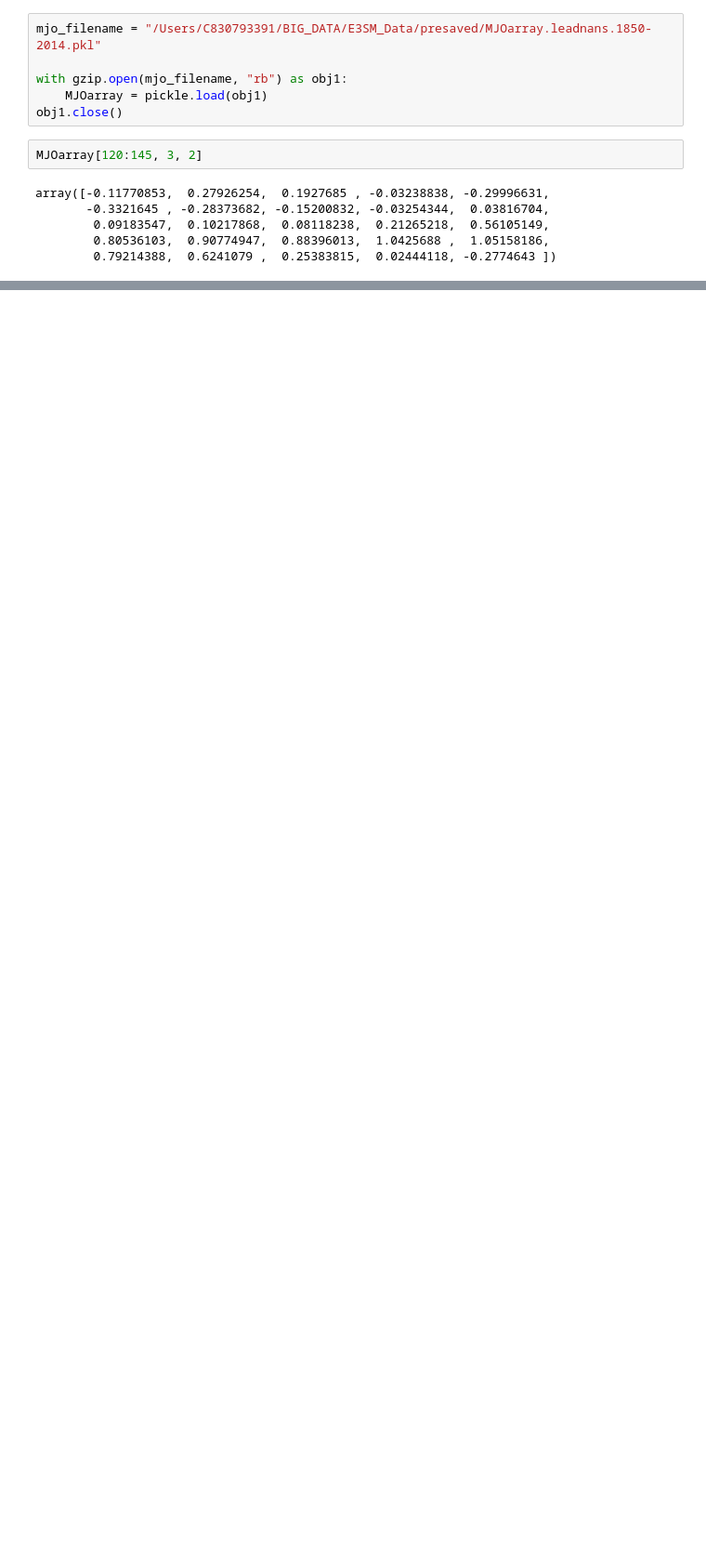
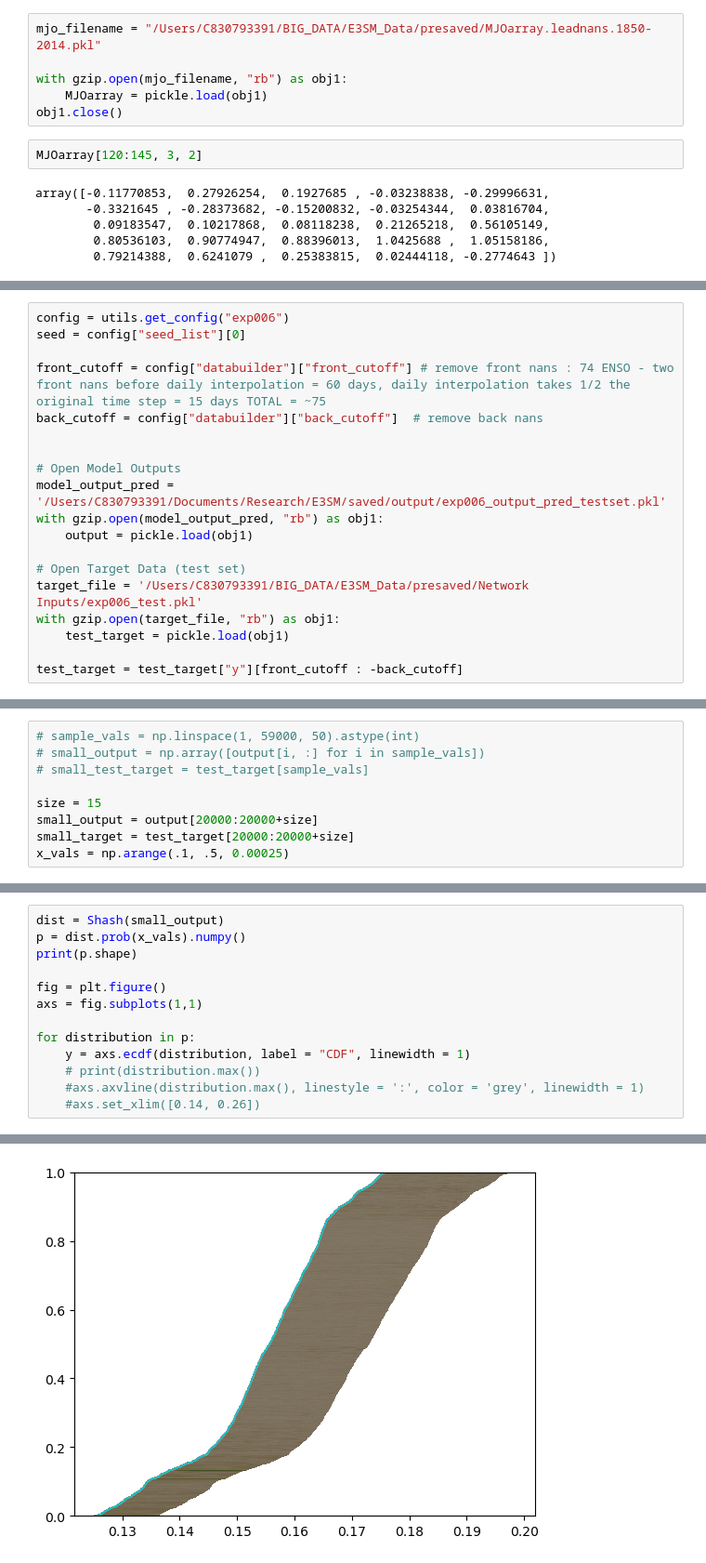
Before and after one commit to Jolan-vP/E3SM, a Jupyter notebook: playfile.ipynb, the cells around one changed output, grey strips where cells are left out. Shown at 93% size. Saved outputs shown, nothing was run; the diff lists cells and outputs as text; blank space fills up the shorter version.

```diff
--- a/playfile.ipynb
+++ b/playfile.ipynb
@@ -261,0 +266,19 @@ array([-0.11770853,  0.27926254,  0.1927685 , -0.03238838, -0.29996631,
+# %%
+config = utils.get_config("exp006")
+seed = config["seed_list"][0]
+
+front_cutoff = config["databuilder"]["front_cutoff"] # remove front nans : 74 ENSO - two front nans before daily interpolation = 60 days, daily interpolation takes 1/2 the original time step = 15 days TOTAL = ~75
+back_cutoff = config["databuilder"]["back_cutoff"]  # remove back nans
+
+
+# Open Model Outputs
+model_output_pred = '/Users/C830793391/Documents/Research/E3SM/saved/output/exp006_output_pred_testset.pkl'
+with gzip.open(model_output_pred, "rb") as obj1:
+    output = pickle.load(obj1)
+
+# Open Target Data (test set)
+target_file = '/Users/C830793391/BIG_DATA/E3SM_Data/presaved/Network Inputs/exp006_test.pkl'
+with gzip.open(target_file, "rb") as obj1:
+    test_target = pickle.load(obj1)
+
+test_target = test_target["y"][front_cutoff : -back_cutoff]
@@ -261,0 +289,9 @@ array([-0.11770853,  0.27926254,  0.1927685 , -0.03238838, -0.29996631,
+# %%
+# sample_vals = np.linspace(1, 59000, 50).astype(int)
+# small_output = np.array([output[i, :] for i in sample_vals])
+# small_test_target = test_target[sample_vals]
+
+size = 15
+small_output = output[20000:20000+size]
+small_target = test_target[20000:20000+size]
+x_vals = np.arange(.1, .5, 0.00025)
@@ -261,0 +302,14 @@ array([-0.11770853,  0.27926254,  0.1927685 , -0.03238838, -0.29996631,
+# %%
+dist = Shash(small_output)
+p = dist.prob(x_vals).numpy()
+print(p.shape)
+
+fig = plt.figure()
+axs = fig.subplots(1,1)
+
+for distribution in p:
+    y = axs.ecdf(distribution, label = "CDF", linewidth = 1)
+    # print(distribution.max())
+    #axs.axvline(distribution.max(), linestyle = ':', color = 'grey', linewidth = 1)
+    #axs.set_xlim([0.14, 0.26])
+# %% [output]
@@ -261,0 +317 @@ array([-0.11770853,  0.27926254,  0.1927685 , -0.03238838, -0.29996631,
+[figure, added]
```
Also changed, not shown: parts of 11 cells of this notebook, 3 other files.
